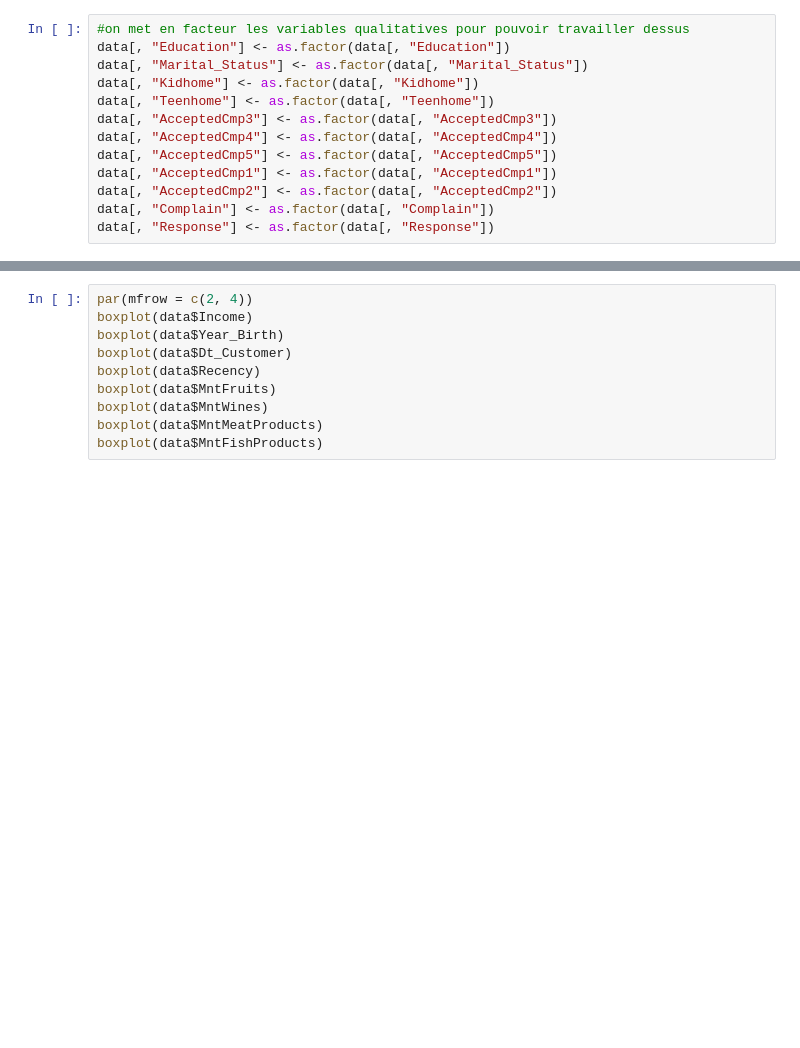
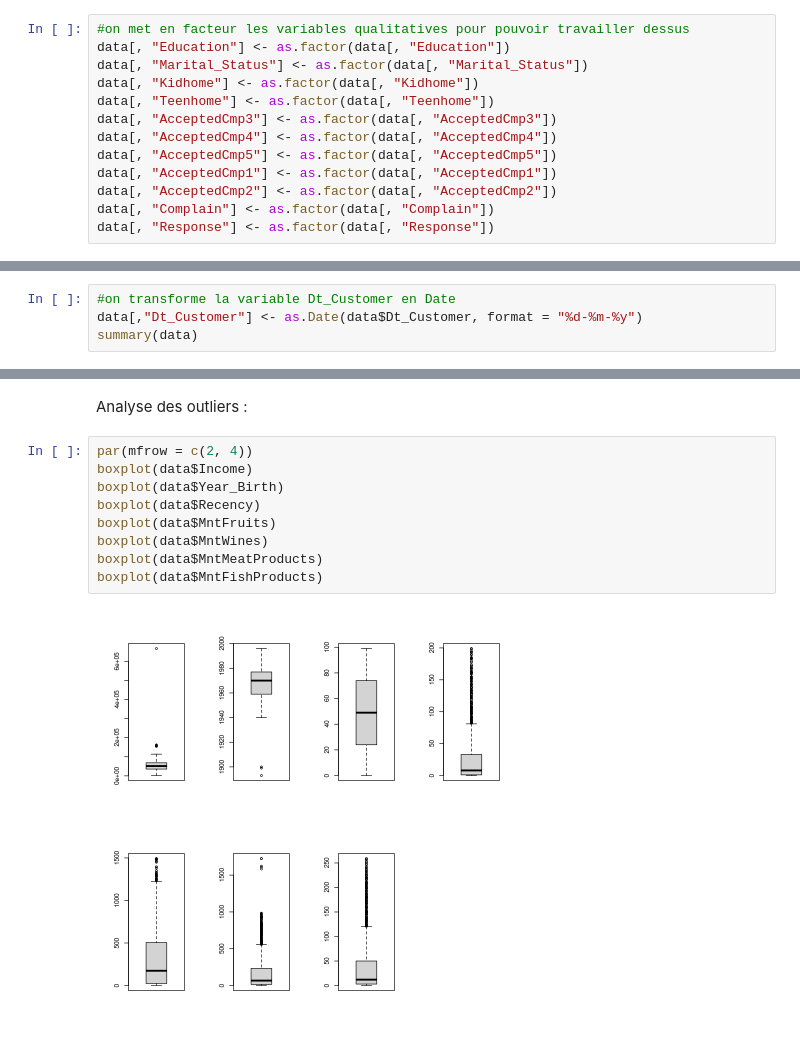
Before and after one commit to Emaglp/Data_Analysis, a Jupyter notebook: EG_R.ipynb, the cells around one changed output, grey strips where cells are left out. Cells and saved outputs as stored; diff of their text form; blank space fills up the shorter version.

```diff
--- a/EG_R.ipynb
+++ b/EG_R.ipynb
@@ -169,0 +162,4 @@ boxplot(data$Income)
+# %%
+#on transforme la variable Dt_Customer en Date
+data[,"Dt_Customer"] <- as.Date(data$Dt_Customer, format = "%d-%m-%y")
+summary(data)
@@ -170,10 +184,13 @@ boxplot(data$Income)
+# %% [markdown]
+Analyse des outliers :
 # %%
 par(mfrow = c(2, 4))
 boxplot(data$Income)
 boxplot(data$Year_Birth)
-boxplot(data$Dt_Customer)
 boxplot(data$Recency)
 boxplot(data$MntFruits)
 boxplot(data$MntWines)
 boxplot(data$MntMeatProducts)
 boxplot(data$MntFishProducts)
+# %% [output]
+[figure, added]
```
Also changed, not shown: parts of 24 cells of this notebook.
